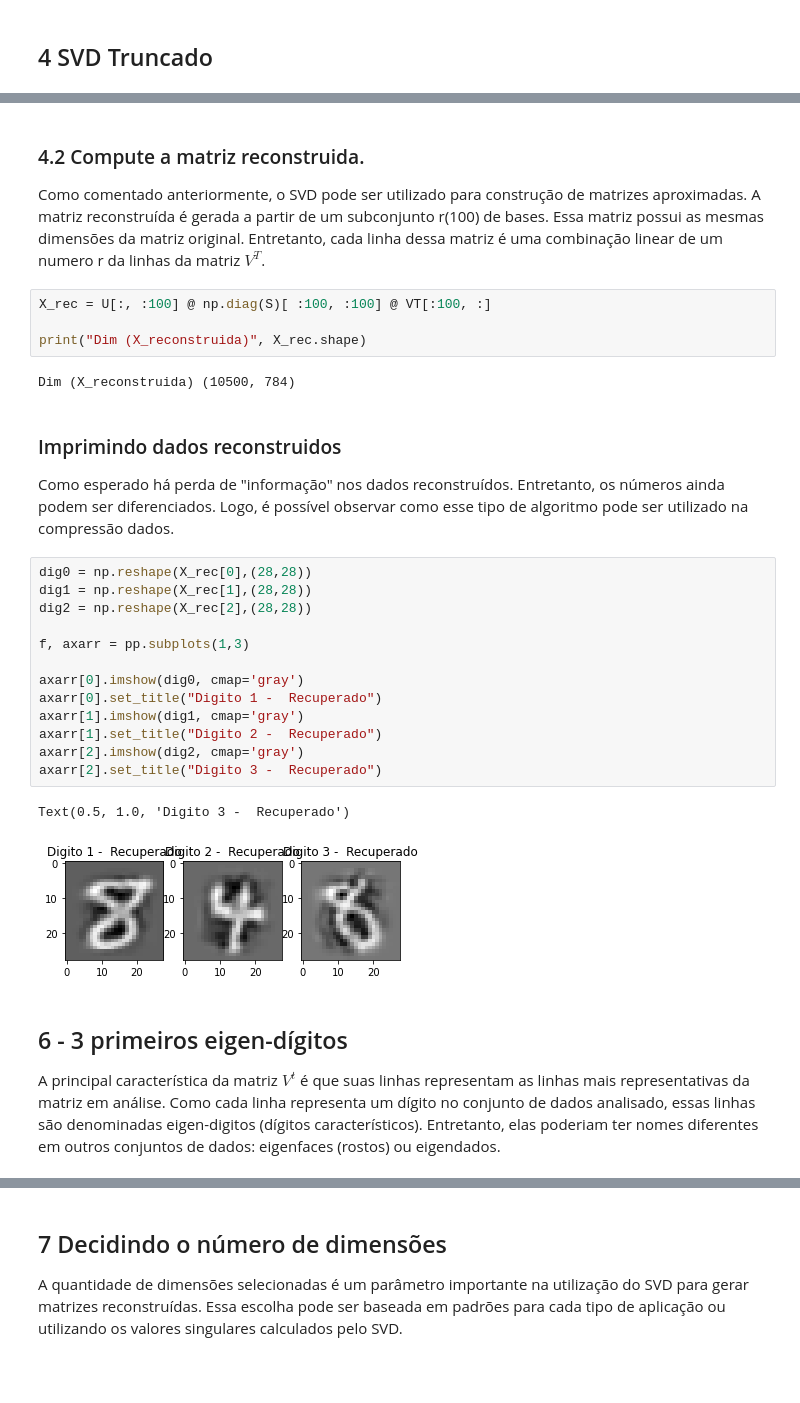
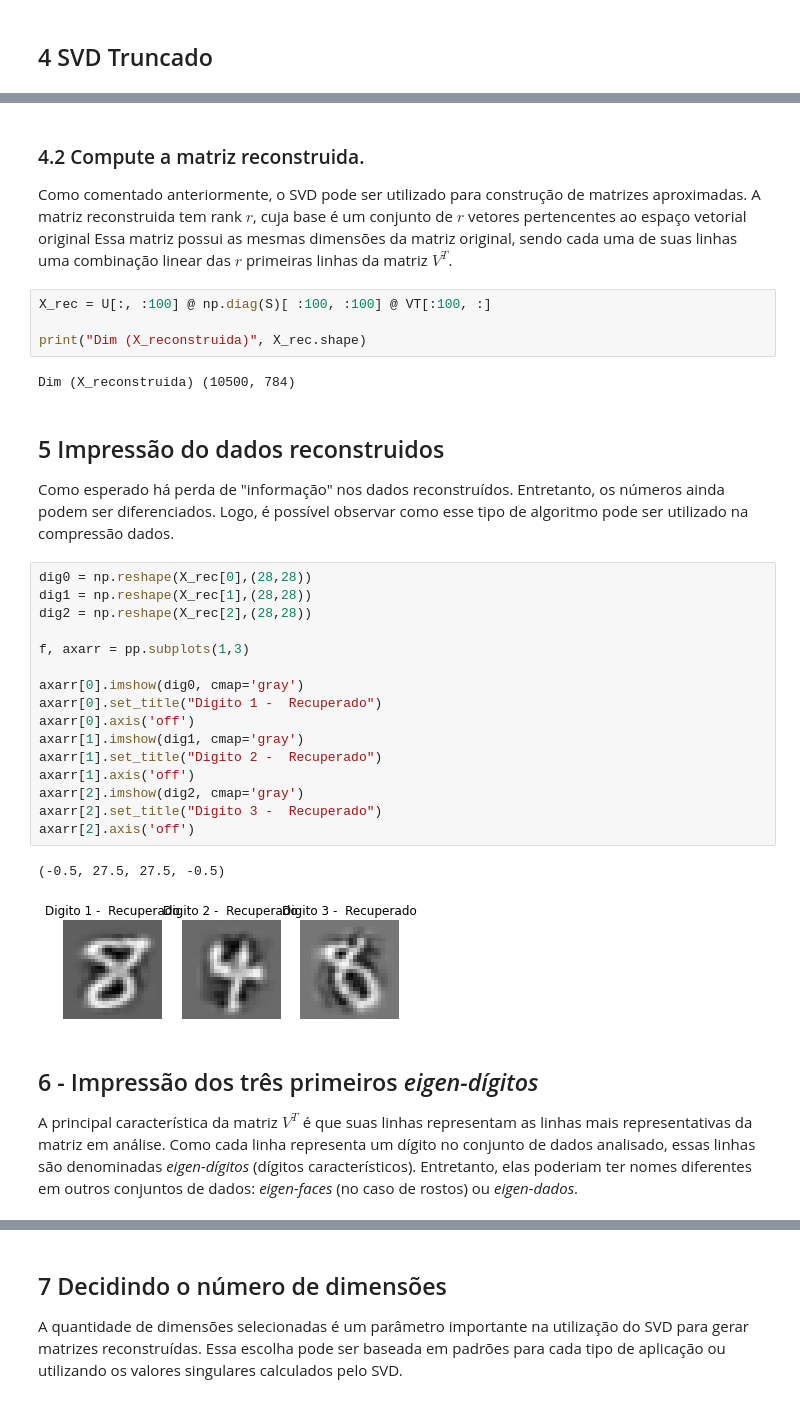
Before and after one commit to vitorml34/MO431, a Jupyter notebook: Tarefa-1.ipynb, the cells around one changed output, grey strips where cells are left out. Drawn from its saved outputs; the diff is of its cells as text; blank space fills up the shorter version.

```diff
--- a/Tarefa-1.ipynb
+++ b/Tarefa-1.ipynb
@@ -99,7 +111,7 @@ Dim (X_projeta) (10500, 100)
 # %% [markdown]
 ### 4.2 Compute a matriz reconstruida.
 
-Como comentado anteriormente, o SVD pode ser utilizado para construção de matrizes aproximadas. A matriz reconstruída é gerada a partir de um subconjunto r(100) de bases. Essa matriz possui as mesmas dimensões da matriz original. Entretanto, cada linha dessa matriz é uma combinação linear de um numero r da linhas da matriz $V^T$.
+Como comentado anteriormente, o SVD pode ser utilizado para construção de matrizes aproximadas. A matriz reconstruida tem rank $r$, cuja base é um conjunto de $r$ vetores pertencentes ao espaço vetorial original Essa matriz possui as mesmas dimensões da matriz original, sendo cada uma de suas linhas uma combinação linear das $r$ primeiras linhas da matriz $V^T$.
 # %%
 X_rec = U[:, :100] @ np.diag(S)[ :100, :100] @ VT[:100, :]
 
@@ -107,29 +119,32 @@ print("Dim (X_reconstruida)", X_rec.shape)
 # %% [output]
 Dim (X_reconstruida) (10500, 784)
 # %% [markdown]
-### Imprimindo dados reconstruidos
+## 5 Impressão do dados reconstruidos
 
 Como esperado há perda de "informação" nos dados reconstruídos. Entretanto, os números ainda podem ser diferenciados. Logo, é possível observar como esse tipo de algoritmo pode ser utilizado na compressão dados.
 # %%
 dig0 = np.reshape(X_rec[0],(28,28))
 dig1 = np.reshape(X_rec[1],(28,28))
 dig2 = np.reshape(X_rec[2],(28,28))
 
 f, axarr = pp.subplots(1,3)
 
 axarr[0].imshow(dig0, cmap='gray')
 axarr[0].set_title("Digito 1 -  Recuperado")
+axarr[0].axis('off')
 axarr[1].imshow(dig1, cmap='gray')
 axarr[1].set_title("Digito 2 -  Recuperado")
+axarr[1].axis('off')
 axarr[2].imshow(dig2, cmap='gray')
 axarr[2].set_title("Digito 3 -  Recuperado")
+axarr[2].axis('off')
 # %% [output]
-Text(0.5, 1.0, 'Digito 3 -  Recuperado')
+(-0.5, 27.5, 27.5, -0.5)
-[figure, old version]
+[figure, new version]
 # %% [markdown]
-## 6 - 3 primeiros eigen-dígitos
+## 6 - Impressão dos três primeiros _eigen-dígitos_
 
-A principal característica da matriz $V^t$ é que suas linhas representam as linhas mais representativas da matriz em análise. Como cada linha representa um dígito no conjunto de dados analisado, essas linhas são denominadas eigen-digitos (dígitos característicos). Entretanto, elas poderiam ter nomes diferentes em outros conjuntos de dados:  eigenfaces (rostos) ou eigendados.
+A principal característica da matriz $V^T$ é que suas linhas representam as linhas mais representativas da matriz em análise. Como cada linha representa um dígito no conjunto de dados analisado, essas linhas são denominadas _eigen-dígitos_ (dígitos característicos). Entretanto, elas poderiam ter nomes diferentes em outros conjuntos de dados:  _eigen-faces_ (no caso de rostos) ou _eigen-dados_.
 # %%
 dig0 = np.reshape(VT[0],(28,28))
 dig1 = np.reshape(VT[1],(28,28))
```
Also changed, not shown: parts of 12 cells of this notebook.
